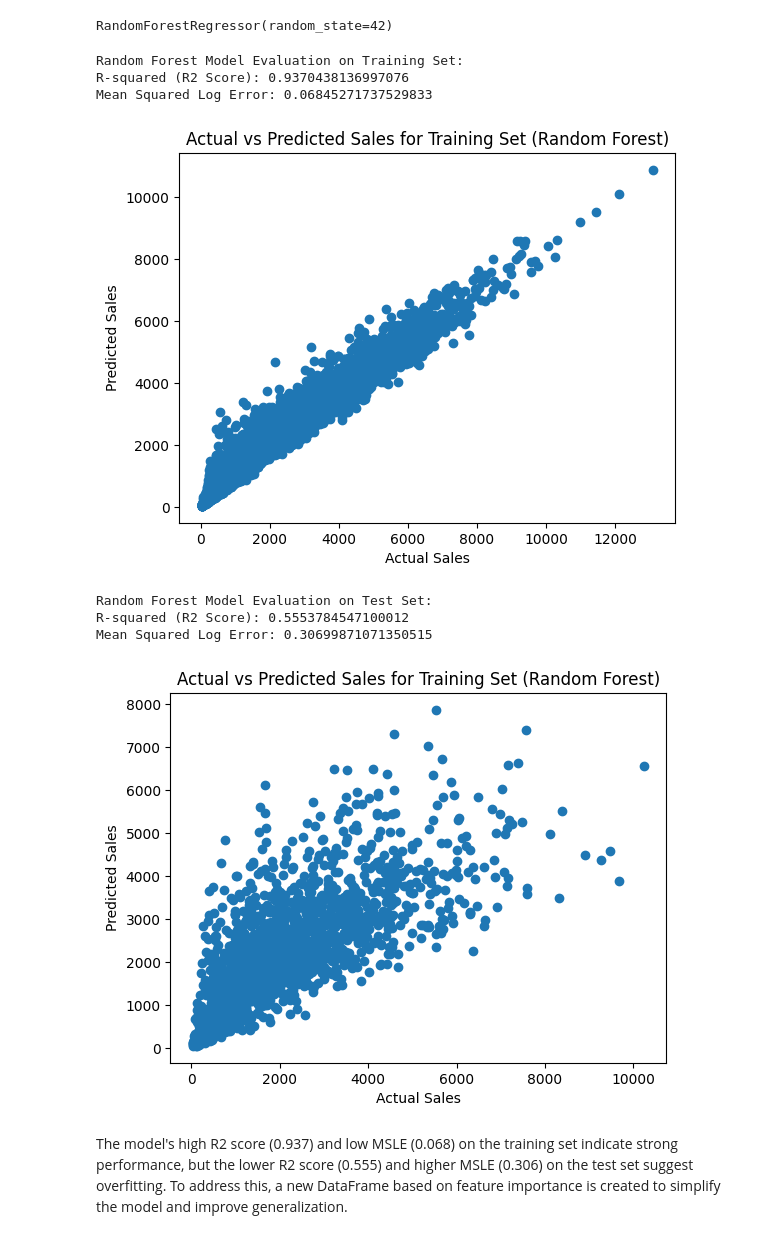
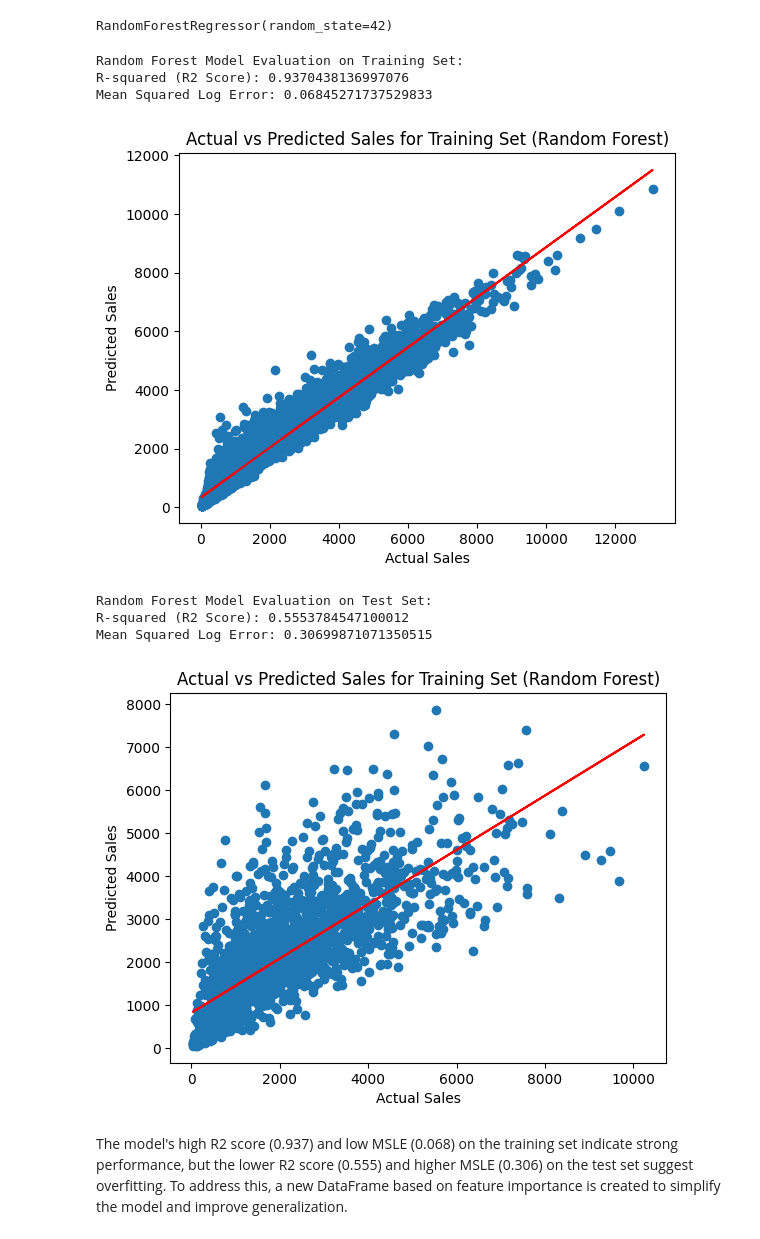
Before and after one commit to babutabhavya/big-mart-sales-prediction, a Jupyter notebook: main.ipynb, the cells around one changed output. Saved outputs shown, nothing was run; the diff lists cells and outputs as text; code cells hidden in the pictures.

```diff
--- a/main.ipynb
+++ b/main.ipynb
@@ -472,26 +469,31 @@ RandomForestRegressor(random_state=42)
 # %%
 #prediction on training set
 y_pred_train_rf = rf_model.predict(X_train)
 
 #model evaluation on training set
 r2_train_rf = r2_score(y_train, y_pred_train_rf)
 msle_train = mean_squared_log_error(y_train, y_pred_train_rf)
 
 print("Random Forest Model Evaluation on Training Set:")
 print("R-squared (R2 Score):", r2_train_rf)
 print("Mean Squared Log Error:", msle_train)
 
 #visualizing predicted vs actual values for training set
 plt.scatter(y_train, y_pred_train_rf)
+
+#line of best fit
+fit = np.polyfit(y_train, y_pred_train_rf, deg=1)
+plt.plot(y_train, fit[0] * y_train + fit[1], color='red')
+
 plt.xlabel("Actual Sales")
 plt.ylabel("Predicted Sales")
 plt.title("Actual vs Predicted Sales for Training Set (Random Forest)")
 plt.show()
 # %% [output]
 Random Forest Model Evaluation on Training Set:
 R-squared (R2 Score): 0.9370438136997076
 Mean Squared Log Error: 0.06845271737529833
-[figure, old version]
+[figure, new version]
 # %%
 #prediction on test set
 y_pred_test_rf = rf_model.predict(X_test)
@@ -506,6 +508,11 @@ print("Mean Squared Log Error:", msle_test)
 
 #visualizing predicted vs actual values for test set
 plt.scatter(y_test, y_pred_test_rf)
+
+#line of best fit
+fit = np.polyfit(y_test, y_pred_test_rf, deg=1)
+plt.plot(y_test, fit[0] * y_test + fit[1], color='red')
+
 plt.xlabel("Actual Sales")
 plt.ylabel("Predicted Sales")
 plt.title("Actual vs Predicted Sales for Training Set (Random Forest)")
@@ -514,6 +521,6 @@ plt.show()
 Random Forest Model Evaluation on Test Set:
 R-squared (R2 Score): 0.5553784547100012
 Mean Squared Log Error: 0.30699871071350515
-[figure, old version]
+[figure, new version]
 # %% [markdown]
 The model's high R2 score (0.937) and low MSLE (0.068) on the training set indicate strong performance, but the lower R2 score (0.555) and higher MSLE (0.306) on the test set suggest overfitting. To address this, a new DataFrame based on feature importance is created to simplify the model and improve generalization.
```
Also changed, not shown: parts of 11 cells of this notebook.
